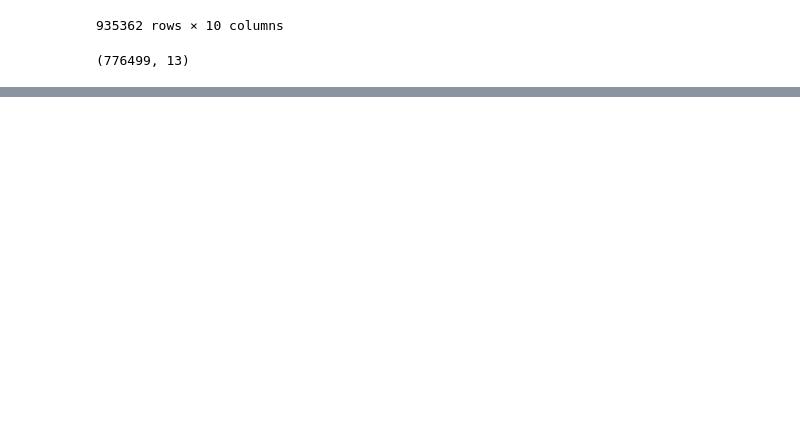
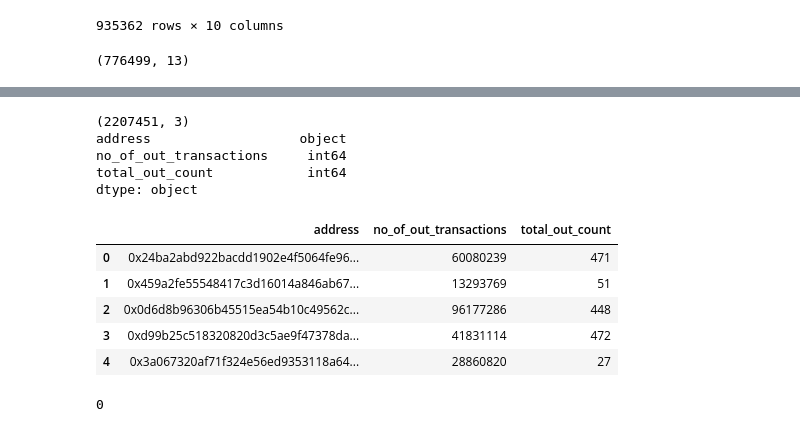
Before and after one commit to m-shilpa/ethereum-data-analysis, a Jupyter notebook: joined_data.ipynb, the cells around one changed output, grey strips where cells are left out. Cells and saved outputs as stored; diff of their text form; code cells hidden in the pictures; blank space fills up the shorter version.

```diff
--- a/joined_data.ipynb
+++ b/joined_data.ipynb
@@ -109,0 +183,18 @@ data.shape
+# %%
+time_out = pd.read_csv('/content/gdrive/My Drive/project_data/time_bw_out.csv')
+# %%
+print(time_out.shape)
+print(time_out.dtypes)
+time_out.head(5)
+# %% [output]
+(2207451, 3)
+address                   object
+no_of_out_transactions     int64
+total_out_count            int64
+dtype: object
+|  | address | no_of_out_transactions | total_out_count |
+| 0 | 0x24ba2abd922bacdd1902e4f5064fe96... | 60080239 | 471 |
+| 1 | 0x459a2fe55548417c3d16014a846ab67... | 13293769 | 51 |
+| 2 | 0x0d6d8b96306b45515ea54b10c49562c... | 96177286 | 448 |
+| 3 | 0xd99b25c518320820d3c5ae9f47378da... | 41831114 | 472 |
+| 4 | 0x3a067320af71f324e56ed9353118a64... | 28860820 | 27 |
@@ -109,0 +203,4 @@ data.shape
+# %%
+len(time_out['time_b/w_out_txn'].index[np.isinf(time_out['time_b/w_out_txn'])])
+# %% [output]
+0
```
Also changed, not shown: parts of 30 cells of this notebook.
